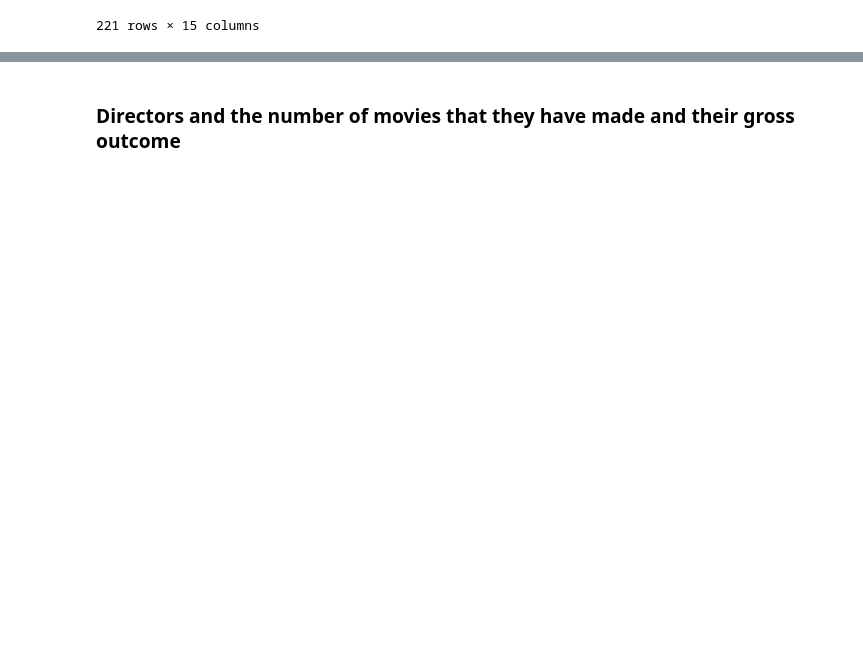
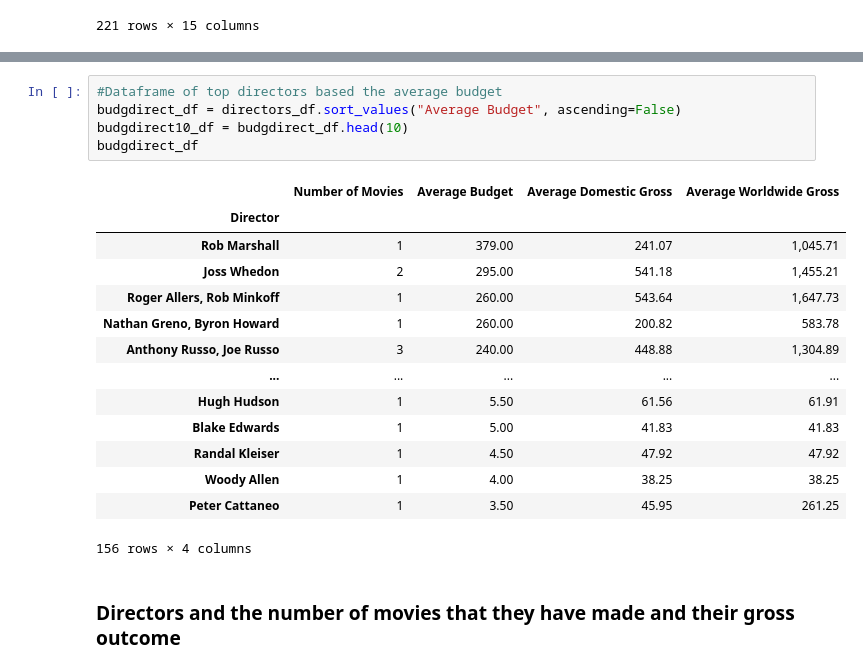
Before and after one commit to annied222/Project_1, a Jupyter notebook: directors.ipynb, the cells around one changed output, grey strips where cells are left out. Drawn from its saved outputs; the diff is of its cells as text; blank space fills up the shorter version.

```diff
--- a/directors.ipynb
+++ b/directors.ipynb
@@ -52,3 +64,23 @@ budgdirect_df = budgdirect_df.head(10)
+# %%
+#Dataframe of top directors based the average budget
+budgdirect_df = directors_df.sort_values("Average Budget", ascending=False)
+budgdirect10_df = budgdirect_df.head(10)
+budgdirect_df
+# %% [output]
+|  | Number of Movies | Average Budget | Average Domestic Gross | Average Worldwide Gross |
+| Director |  |  |  |  |
+| Rob Marshall | 1 | 379.00 | 241.07 | 1,045.71 |
+| Joss Whedon | 2 | 295.00 | 541.18 | 1,455.21 |
+| Roger Allers, Rob Minkoff | 1 | 260.00 | 543.64 | 1,647.73 |
+| Nathan Greno, Byron Howard | 1 | 260.00 | 200.82 | 583.78 |
+| Anthony Russo, Joe Russo | 3 | 240.00 | 448.88 | 1,304.89 |
+| ... | ... | ... | ... | ... |
+| Hugh Hudson | 1 | 5.50 | 61.56 | 61.91 |
+| Blake Edwards | 1 | 5.00 | 41.83 | 41.83 |
+| Randal Kleiser | 1 | 4.50 | 47.92 | 47.92 |
+| Woody Allen | 1 | 4.00 | 38.25 | 38.25 |
+| Peter Cattaneo | 1 | 3.50 | 45.95 | 261.25 |
+156 rows × 4 columns
 # %% [markdown]
 ### Directors and the number of movies that they have made and their gross outcome
 # %%
```
Also changed, not shown: parts of 4 cells of this notebook.
